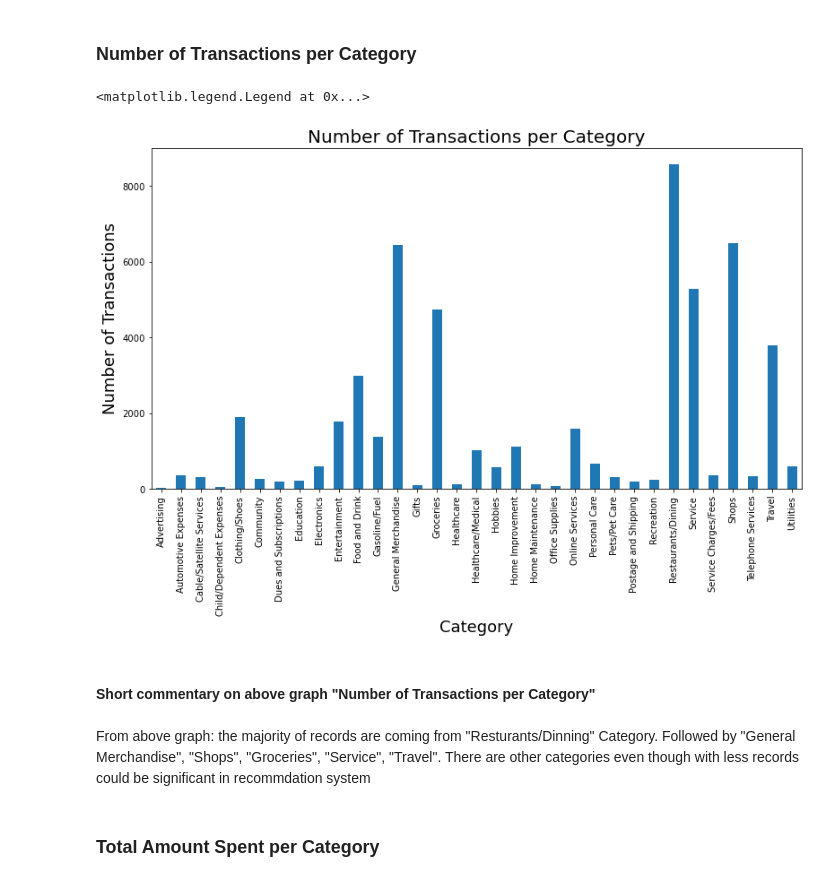
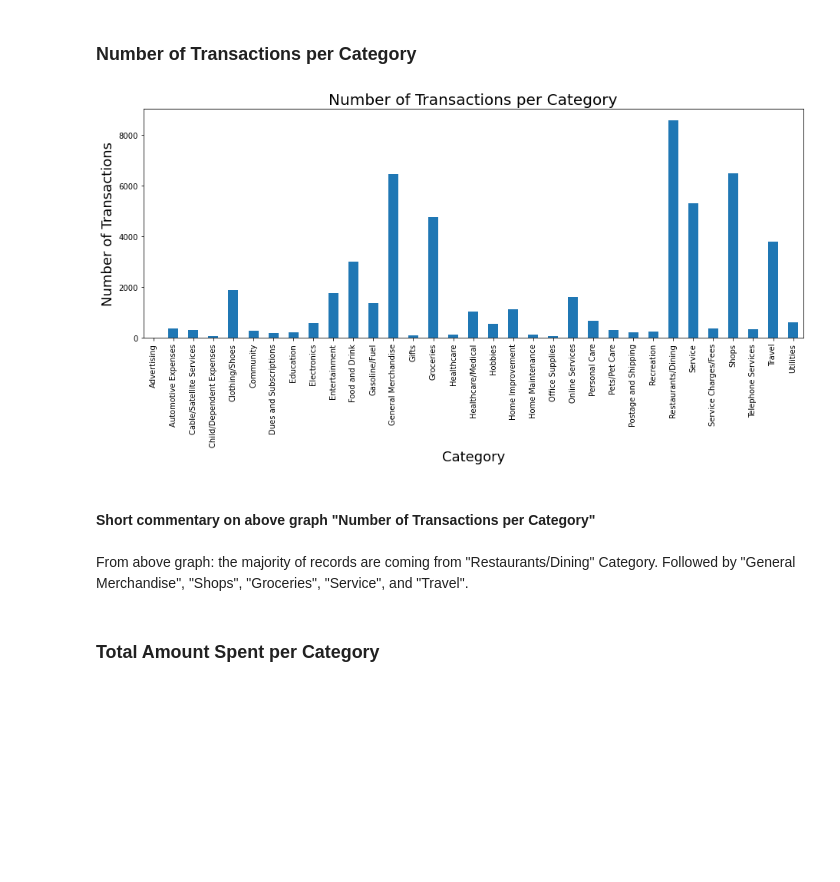
Before and after one commit to fariha23/recommendation_system_creditcard, a Jupyter notebook: notebooks/EDA.ipynb, the cells around one changed output. Saved outputs shown, nothing was run; the diff lists cells and outputs as text; code cells hidden in the pictures; blank space fills up the shorter version.

```diff
--- a/notebooks/EDA.ipynb
+++ b/notebooks/EDA.ipynb
@@ -441,21 +420,23 @@ All other states have considerably less number of records
 # %% [markdown]
 ### Number of Transactions per Category
 # %%
+fig = plt.figure()
 df_cat=df.groupby(['category'])['category'].count()
 df_cat.plot.bar(figsize=(13,7))
 
 plt.title('Number of Transactions per Category', fontsize=20)
 plt.xlabel("Category", fontsize=18)
 plt.ylabel("Number of Transactions", fontsize=18)
 plt.legend('', frameon=False)
+plt.tight_layout()
+fig.savefig('NumofTransactrionsperCategory.jpg')
 # %% [output]
-<matplotlib.legend.Legend at 0x...>
-[figure, old version]
+[figure, new version]
 # %% [markdown]
 #### Short commentary on above graph "Number of Transactions per Category"
 # %% [markdown]
-From above graph: the majority of records are coming from "Resturants/Dinning" Category.
-Followed by "General Merchandise", "Shops", "Groceries", "Service", "Travel". There are other categories even though with less records could be significant in recommdation system
+From above graph: the majority of records are coming from "Restaurants/Dining" Category.
+Followed by "General Merchandise", "Shops", "Groceries", "Service", and "Travel".
 # %% [markdown]
 ### Total Amount Spent per Category
 # %%
```
Also changed, not shown: parts of 32 cells of this notebook.
